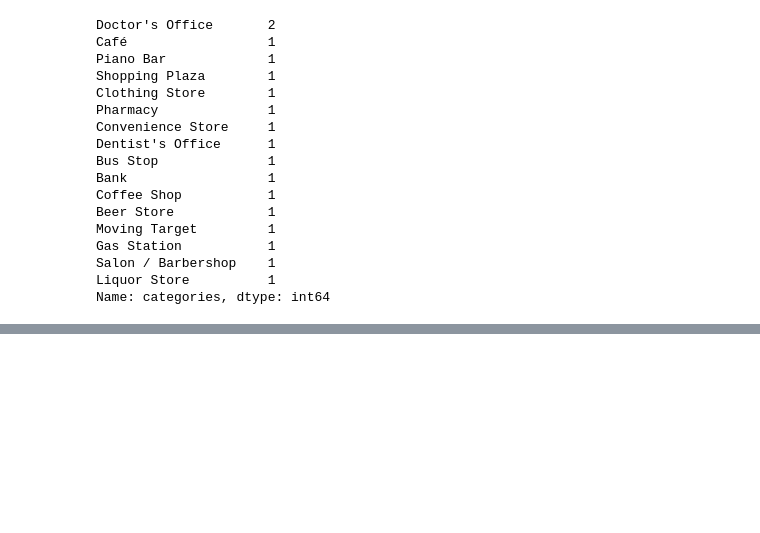
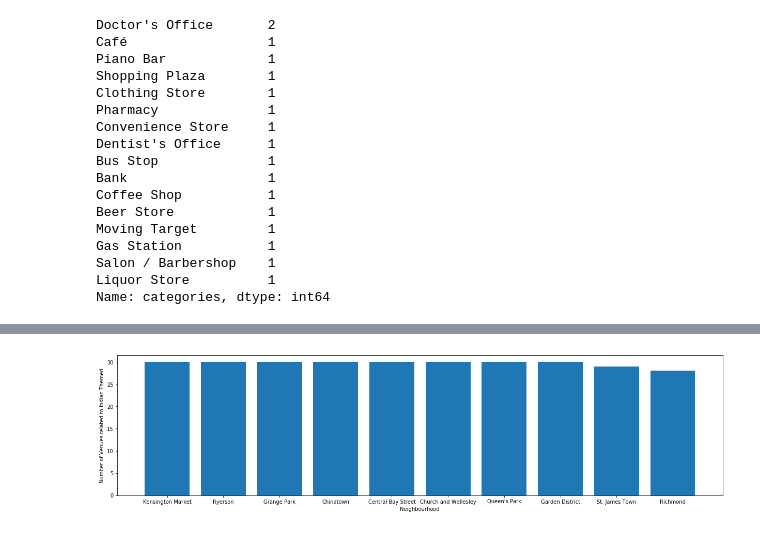
Before and after one commit to devZaidBaig/Coursera_Capstone, a Jupyter notebook: CourseraCapstone.ipynb, the cells around one changed output, grey strips where cells are left out. Cells and saved outputs as stored; diff of their text form; code cells hidden in the pictures; blank space fills up the shorter version.

```diff
--- a/CourseraCapstone.ipynb
+++ b/CourseraCapstone.ipynb
@@ -331,0 +381,10 @@ Name: categories, dtype: int64
+# %%
+sortedRf = rf.sort_values(by=['Count'],ascending=False)
+sortedRf = sortedRf[0:10]
+plt.figure(figsize = (21,5))
+plt.bar(sortedRf['Neighbourhood'],sortedRf['Count'])
+plt.xlabel('Neighbourhood')
+plt.ylabel('Number of Venues related to Indian Themed')
+plt.show()
+# %% [output]
+[figure, added]
```
Also changed, not shown: parts of 29 cells of this notebook.
